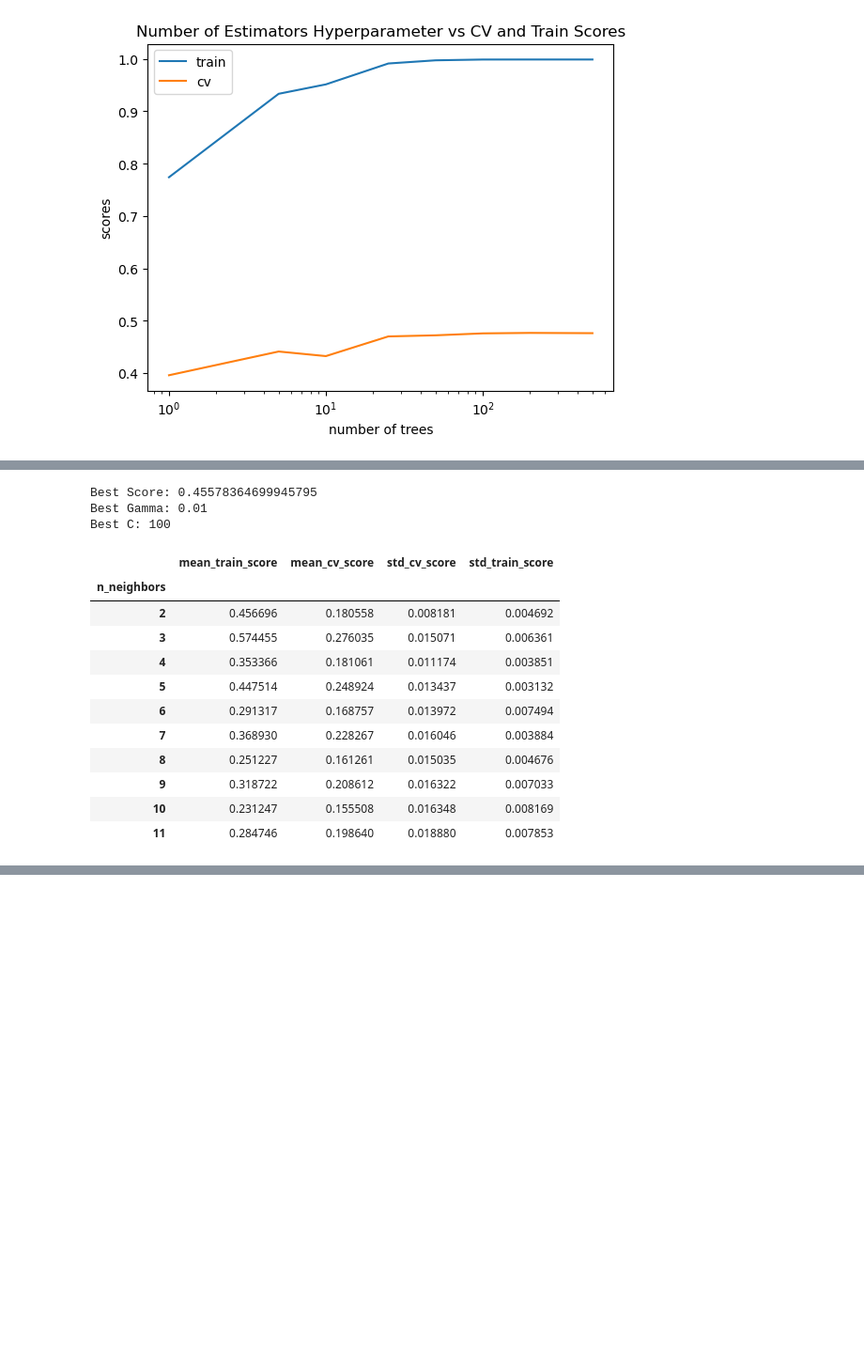
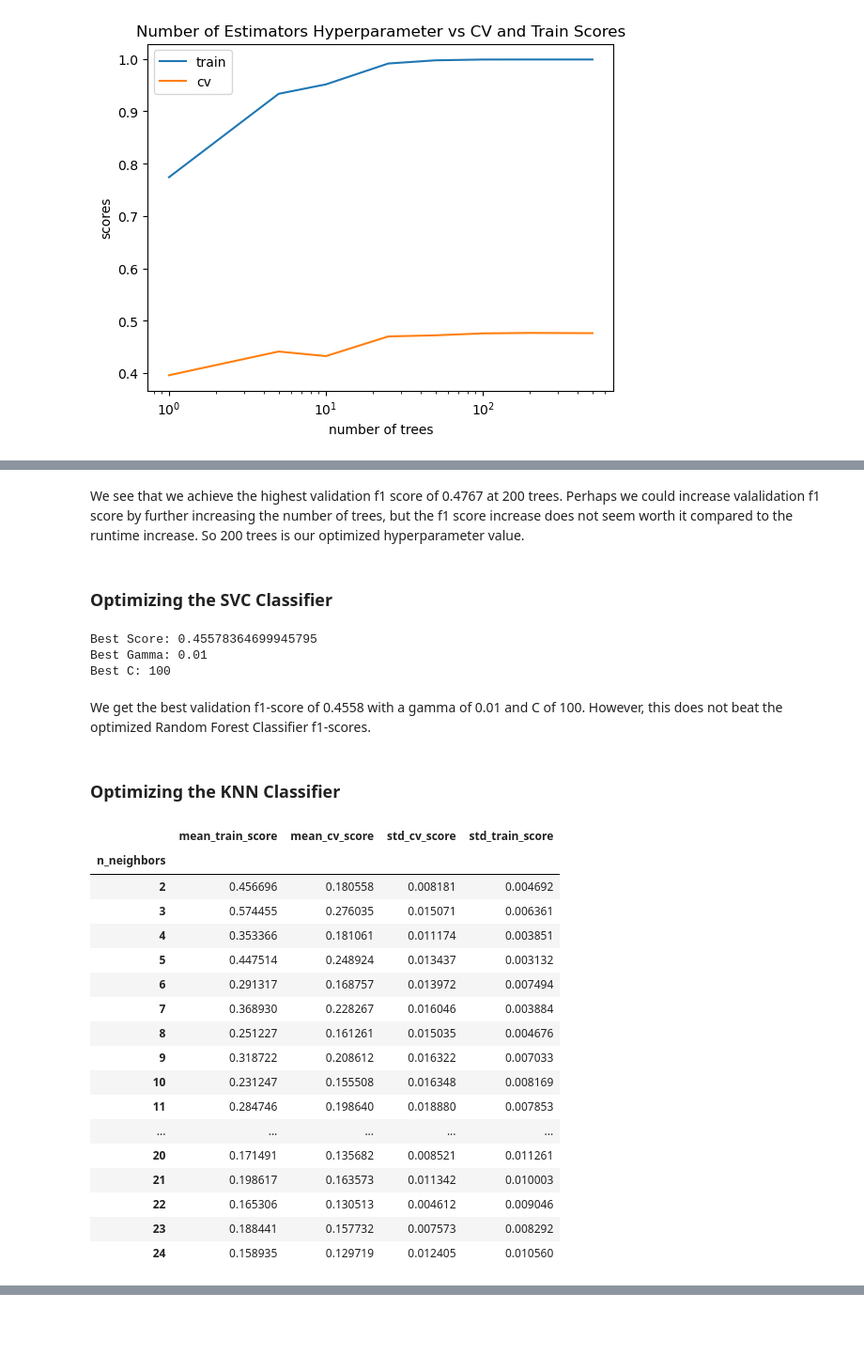
Before and after one commit to rdangyan/cs330, a Jupyter notebook: hw/hw5/hw5.ipynb, the cells around one changed output, grey strips where cells are left out. Shown at 94% size. Saved outputs shown, nothing was run; the diff lists cells and outputs as text; code cells hidden in the pictures; blank space fills up the shorter version.

```diff
--- a/hw/hw5/hw5.ipynb
+++ b/hw/hw5/hw5.ipynb
@@ -580,3 +598,7 @@ plt.show()
+# %% [markdown]
+We see that we achieve the highest validation f1 score of 0.4767 at 200 trees. Perhaps we could increase valalidation f1 score by further increasing the number of trees, but the f1 score increase does not seem worth it compared to the runtime increase. So 200 trees is our optimized hyperparameter value.
+# %% [markdown]
+### Optimizing the SVC Classifier
 # %%
 from sklearn.model_selection import RandomizedSearchCV
 
@@ -587,7 +609,7 @@ param_grid = {
     "svc__C": [0.001, 0.01, 0.1, 1.0, 10, 100],
 }
 rs = RandomizedSearchCV(pipe, param_distributions=param_grid, n_jobs=-1, n_iter=8, return_train_score=True, random_state=123, scoring='f1')
-rs.fit(X_train, y_train)
+rs.fit(X_train, y_train_ravel)
 print("Best Score: " + str(rs.best_score_))
 print("Best Gamma: " + str(rs.best_params_["svc__gamma"]))
 print("Best C: " + str(rs.best_params_["svc__C"]))
@@ -595,6 +617,10 @@ print("Best C: " + str(rs.best_params_["svc__C"]))
 Best Score: 0.45578364699945795
 Best Gamma: 0.01
 Best C: 100
+# %% [markdown]
+We get the best validation f1-score of 0.4558 with a gamma of 0.01 and C of 100. However, this does not beat the optimized Random Forest Classifier f1-scores.
+# %% [markdown]
+### Optimizing the KNN Classifier
 # %%
 # Adapted from Lecture 4
 results_dict = {
@@ -604,31 +630,37 @@ results_dict = {
     "std_cv_score": [],
     "std_train_score": [],
 }
-param_grid = {"n_neighbors": np.arange(2, 12, 1)}
+param_grid = {"n_neighbors": np.arange(2, 25, 1)}
 
 for k in param_grid["n_neighbors"]:
     knn = KNeighborsClassifier(n_neighbors=k)
     scores = cross_validate(knn, X_train, y_train.values.ravel(), return_train_score=True, scoring='f1')
     results_dict["n_neighbors"].append(k)
 
     results_dict["mean_cv_score"].append(np.mean(scores["test_score"]))
     results_dict["mean_train_score"].append(np.mean(scores["train_score"]))
     results_dict["std_cv_score"].append(scores["test_score"].std())
     results_dict["std_train_score"].append(scores["train_score"].std())
 
 results_df = pd.DataFrame(results_dict)
 results_df = results_df.set_index("n_neighbors")
 results_df
 # %% [output]
 |  | mean_train_score | mean_cv_score | std_cv_score | std_train_score |
 | n_neighbors |  |  |  |  |
 | 2 | 0.456696 | 0.180558 | 0.008181 | 0.004692 |
 | 3 | 0.574455 | 0.276035 | 0.015071 | 0.006361 |
 | 4 | 0.353366 | 0.181061 | 0.011174 | 0.003851 |
 | 5 | 0.447514 | 0.248924 | 0.013437 | 0.003132 |
 | 6 | 0.291317 | 0.168757 | 0.013972 | 0.007494 |
 | 7 | 0.368930 | 0.228267 | 0.016046 | 0.003884 |
 | 8 | 0.251227 | 0.161261 | 0.015035 | 0.004676 |
 | 9 | 0.318722 | 0.208612 | 0.016322 | 0.007033 |
 | 10 | 0.231247 | 0.155508 | 0.016348 | 0.008169 |
 | 11 | 0.284746 | 0.198640 | 0.018880 | 0.007853 |
+| ... | ... | ... | ... | ... |
+| 20 | 0.171491 | 0.135682 | 0.008521 | 0.011261 |
+| 21 | 0.198617 | 0.163573 | 0.011342 | 0.010003 |
+| 22 | 0.165306 | 0.130513 | 0.004612 | 0.009046 |
+| 23 | 0.188441 | 0.157732 | 0.007573 | 0.008292 |
+| 24 | 0.158935 | 0.129719 | 0.012405 | 0.010560 |
```
Also changed, not shown: parts of 7 cells of this notebook.
